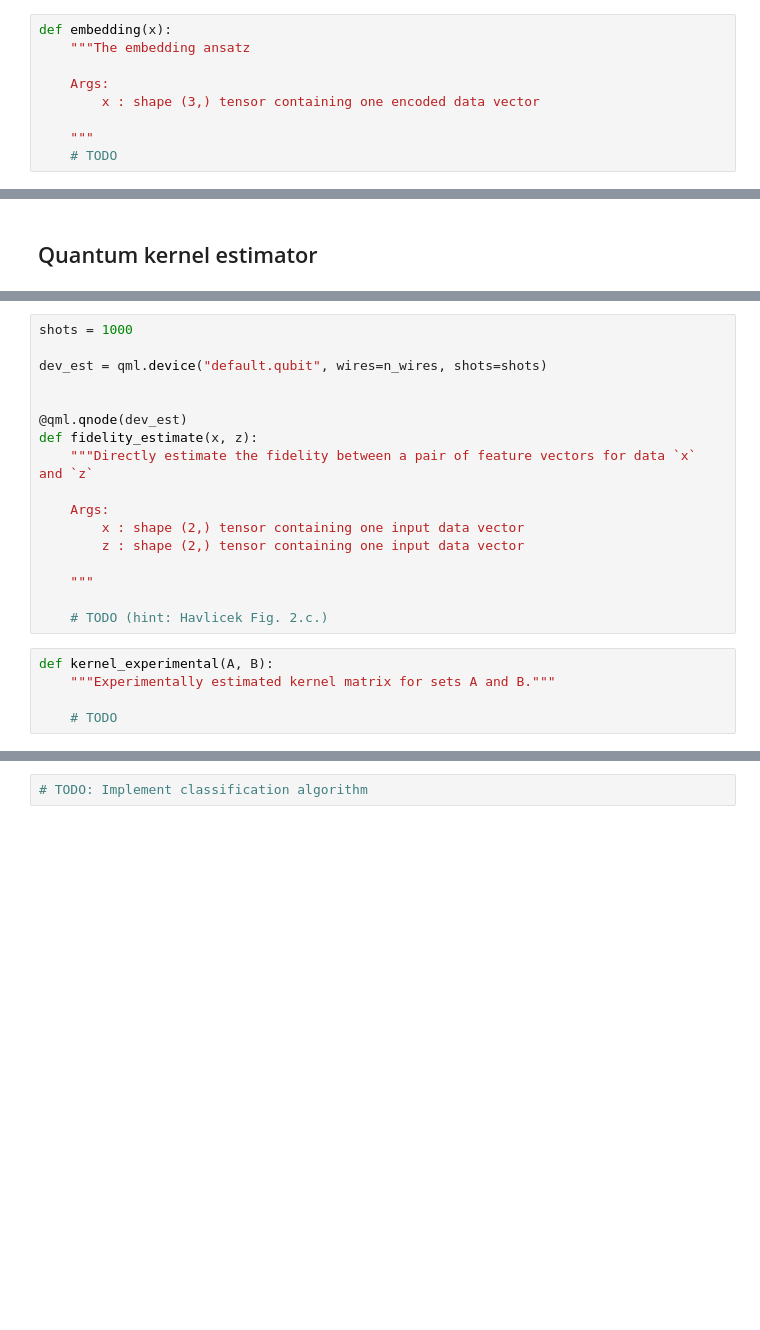
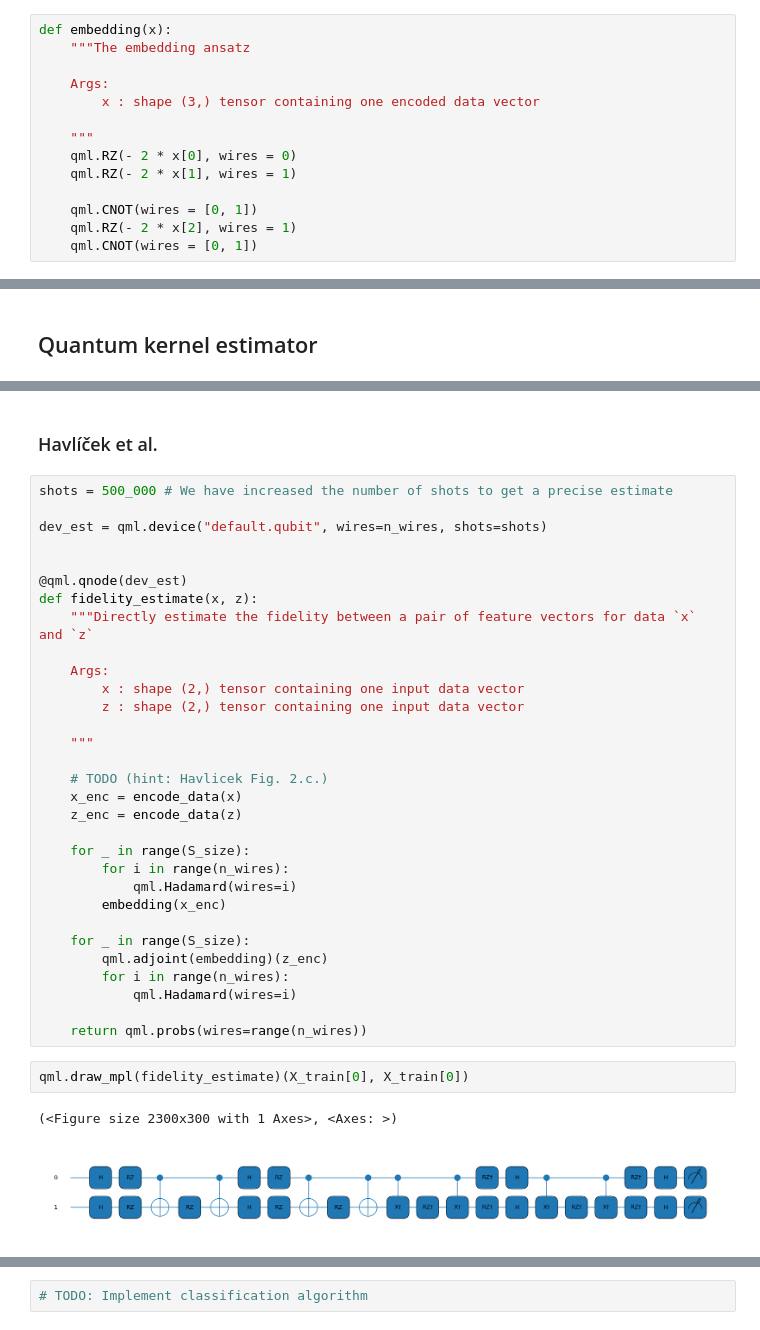
Before and after one commit to qBraid/HAQS-2022, a Jupyter notebook: qml-classifier-challenge/kernel_estimator.ipynb, the cells around one changed output, grey strips where cells are left out. Cells and saved outputs as stored; diff of their text form; blank space fills up the shorter version.

```diff
--- a/qml-classifier-challenge/kernel_estimator.ipynb
+++ b/qml-classifier-challenge/kernel_estimator.ipynb
@@ -146,7 +174,12 @@ def embedding(x):
         x : shape (3,) tensor containing one encoded data vector
 
     """
-    # TODO
+    qml.RZ(- 2 * x[0], wires = 0)
+    qml.RZ(- 2 * x[1], wires = 1)
+
+    qml.CNOT(wires = [0, 1])
+    qml.RZ(- 2 * x[2], wires = 1)
+    qml.CNOT(wires = [0, 1])
 # %% [markdown]
 ## Quantum kernel (ideal)
 # %%
@@ -234,5 +240,7 @@ The training phase consists of the following steps:
+# %% [markdown]
+###  Havlíček et al.
 # %%
-shots = 1000
+shots = 500_000 # We have increased the number of shots to get a precise estimate
 
 dev_est = qml.device("default.qubit", wires=n_wires, shots=shots)
 
@@ -248,8 +256,22 @@ def fidelity_estimate(x, z):
     """
 
     # TODO (hint: Havlicek Fig. 2.c.)
+    x_enc = encode_data(x)
+    z_enc = encode_data(z)
+
+    for _ in range(S_size):
+        for i in range(n_wires):
+            qml.Hadamard(wires=i)
+        embedding(x_enc)
+
+    for _ in range(S_size):
+        qml.adjoint(embedding)(z_enc)
+        for i in range(n_wires):
+            qml.Hadamard(wires=i)
+
+    return qml.probs(wires=range(n_wires))
-# %%
-def kernel_experimental(A, B):
-    """Experimentally estimated kernel matrix for sets A and B."""
-
-    # TODO
+# %%
+qml.draw_mpl(fidelity_estimate)(X_train[0], X_train[0])
+# %% [output]
+(<Figure size 2300x300 with 1 Axes>, <Axes: >)
+[figure, added]
```
Also changed, not shown: parts of 41 cells of this notebook, 17 other files.
